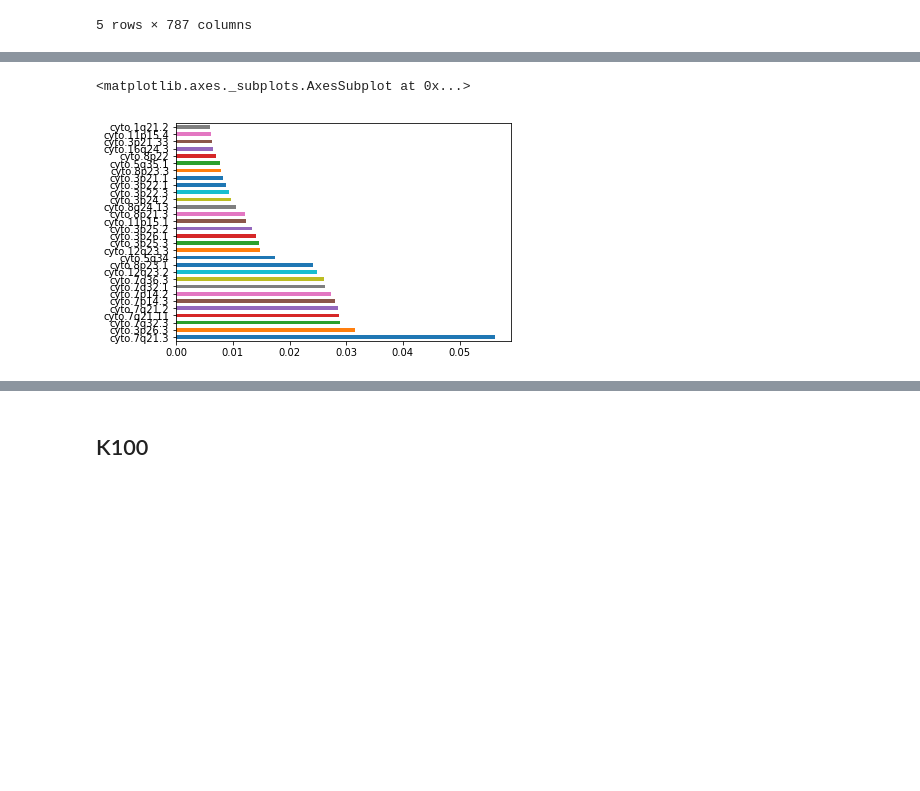
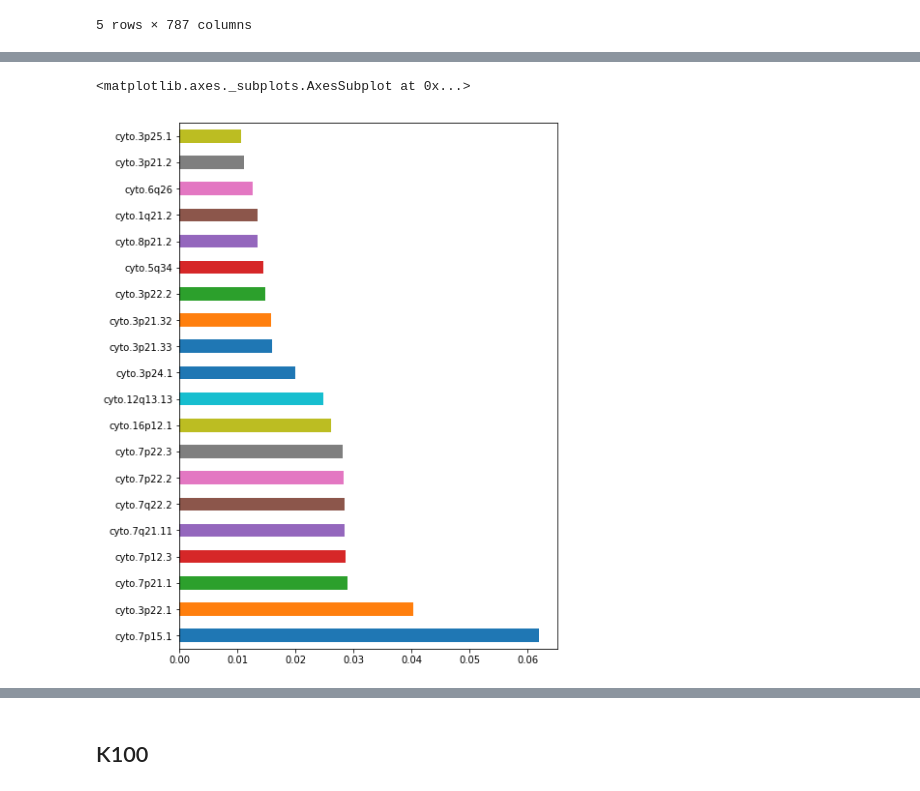
Before and after one commit to miniii222/CNV, a Jupyter notebook: TCGA_model.ipynb, the cells around one changed output, grey strips where cells are left out. Drawn from its saved outputs; the diff is of its cells as text; code cells hidden in the pictures; blank space fills up the shorter version.

```diff
--- a/TCGA_model.ipynb
+++ b/TCGA_model.ipynb
@@ -20,7 +35,7 @@ KICH        66
 Name: y, dtype: int64
 # %%
 TCGA.loc[(TCGA.y == 'BLCA'),'y'] = 'BC'
-TCGA.loc[(TCGA.y == 'PAAD'),'y'] = 'PC'
+TCGA.loc[(TCGA.y == 'PRAD'),'y'] = 'PC'
 TCGA.loc[(TCGA.y == 'KICH'),'y'] = 'RC'
 TCGA.loc[(TCGA.y == 'KIRC'),'y'] = 'RC'
 TCGA.loc[(TCGA.y == 'KIRP'),'y'] = 'RC'
@@ -37,6 +52,8 @@ from sklearn.ensemble import RandomForestClassifier
 rf1 = RandomForestClassifier()
 from sklearn.svm import SVC
 svm1 = SVC()
+from sklearn.linear_model import Lasso
+lasso = Lasso()
 # %%
 from sklearn.metrics import accuracy_score
 from sklearn.model_selection import KFold
@@ -63,13 +89,15 @@ for i, (idx_train, idx_cv) in enumerate(cv.split(TCGA)):
     y_cv = df_cv['y']
 
     print('[K =',i,']')
-    print('-----------svm1-----------')
+    print('svm')
     svm1.fit(x_train, y_train)
     print("train accurcacy = {}, cv accurcacy = {}".format(accuracy_score(y_train, svm1.predict(x_train)), accuracy_score(y_cv, svm1.predict(x_cv))))
-
-    print('--------rf1--------')
+    print('random forest')
     rf1.fit(x_train, y_train)
     print("train accurcacy = {}, cv accurcacy = {}".format(accuracy_score(y_train, rf1.predict(x_train)), accuracy_score(y_cv, rf1.predict(x_cv))))
+    print('lasso')
+    lasso.fit(x_train, y_train)
+    print("train accurcacy = {}, cv accurcacy = {}".format(accuracy_score(y_train, rf1.predict(x_train)), accuracy_score(y_cv, rf1.predict(x_cv))))
 # %% [output]
 [K = 0 ]
 -----------svm1-----------
@@ -90,0 +119,2 @@ train accurcacy = 0.9957004657828735, cv accurcacy = 0.9196556671449068
+# %%
+rf1.fit(TCGA.drop(['y'], axis=1), TCGA['y'] )
@@ -91,6 +142,7 @@ train accurcacy = 0.9957004657828735, cv accurcacy = 0.9196556671449068
 # %%
+plt.figure(figsize = (7,10))
 feat_importances = pd.Series(rf1.feature_importances_, index=x_train.columns)
-feat_importances.nlargest(30).plot(kind='barh')
+feat_importances.nlargest(20).plot(kind='barh')
 # %% [output]
 <matplotlib.axes._subplots.AxesSubplot at 0x...>
-[figure, old version]
+[figure, new version]
```
Also changed, not shown: parts of 36 cells of this notebook, 1 other file.
